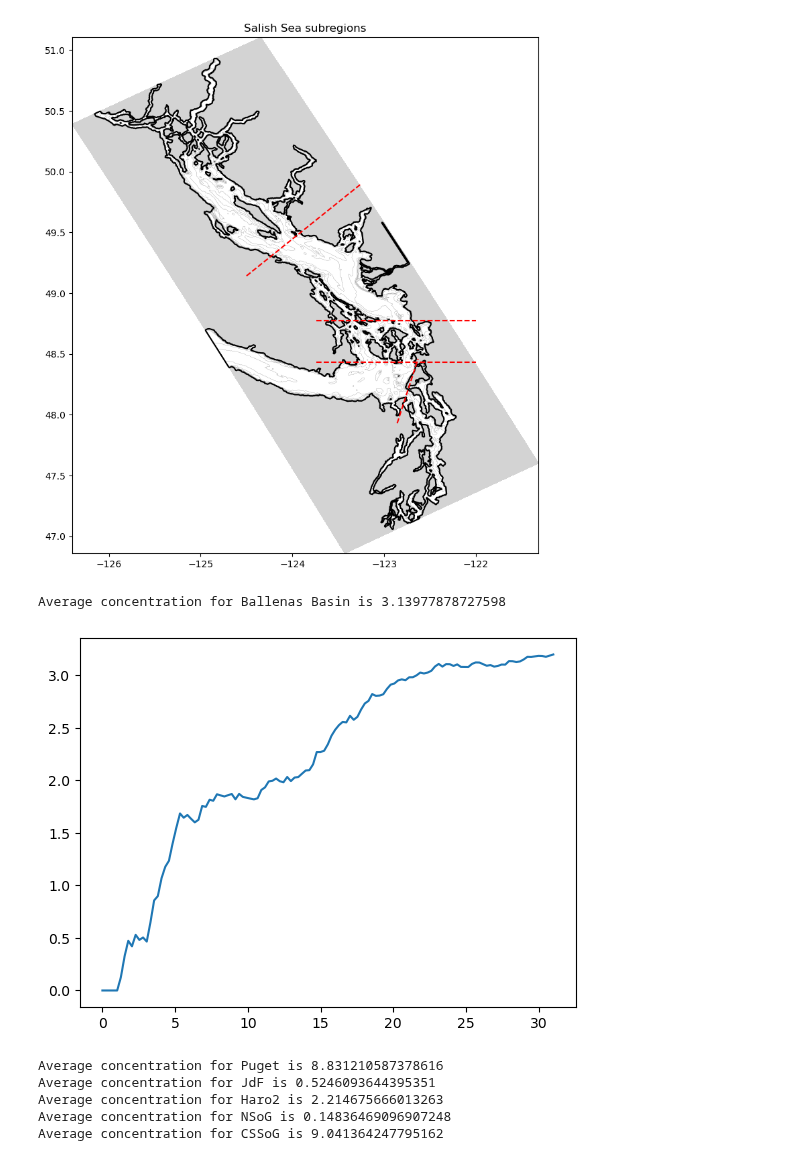
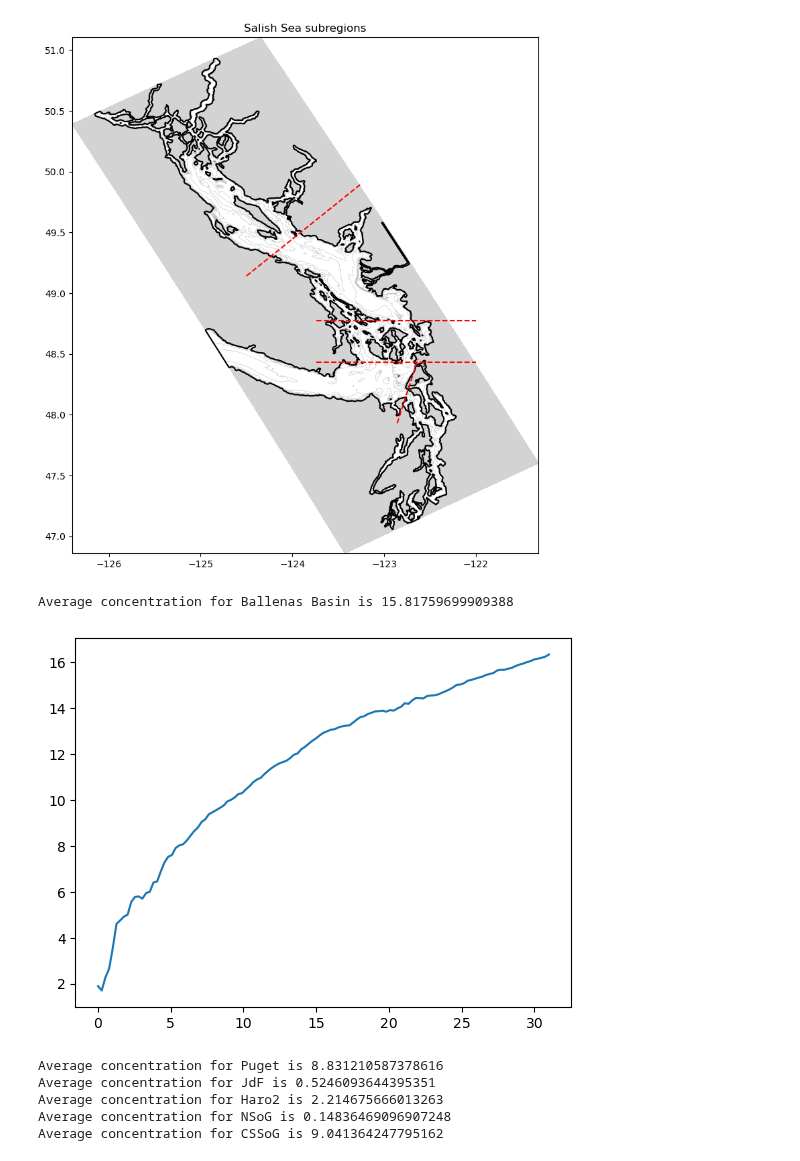
Before and after one commit to SalishSeaCast/analysis-jose, a Jupyter notebook: notebooks/Outfall_finalResults/regions_budget.ipynb, the cells around one changed output. Cells and saved outputs as stored; diff of their text form; code cells hidden in the pictures.

```diff
--- a/notebooks/Outfall_finalResults/regions_budget.ipynb
+++ b/notebooks/Outfall_finalResults/regions_budget.ipynb
@@ -133,26 +133,27 @@ sub_areas_area={'Puget':puget_vol,'JdF':jdf_vol,'Haro2':haro2_vol,'NSoG':NSoG_vo
 # %%
-alpha = '50,000 s'
+alpha = '5,000 s'
+mean = []
 ds = xr.open_dataset(path_runs+runs[alpha][0], decode_times=False)
 x = np.linspace(0,31,ds.dims['obs']-1)
 DS = ds.to_dataframe()
 DS = DS.dropna()
 DS = DS[DS.time>0]
 DS = DS[DS.status==3]
 vol = area.where((coords.nav_lat>49.25) & (coords.nav_lat<49.37)& (coords.nav_lon<-124.125)& (coords.nav_lon>-124.875)).sum()
 DSn = DS.loc[(DS['lat']>48.43) & (DS['lat']<48.774) & (DS['lon']>-124)]
 count = []
 timer = []
 for i in range(ds.dims['obs']-1):
     times= np.min(DS.time)+i*6*3600
     timer.append(times/86400)
     count.append(len(DSn[DSn.time == times]))
 conc= np.array(count)*1e7*13.7/(vol.item()*runs[alpha][1])
 mean.append(np.mean(conc[-20:]))
 plt.plot(x,conc/timer,label=area)
 print(f'Average concentration for Ballenas Basin is {np.mean(conc[-20:]/timer[-20:])}')
 # %% [output]
-Average concentration for Ballenas Basin is 3.13977878727598
+Average concentration for Ballenas Basin is 15.81759699909388
-[figure, old version]
+[figure, new version]
 # %%
 alpha = '5,000 s'
 ds = xr.open_dataset(path_runs+runs[alpha][0], decode_times=False)
```
Also changed, not shown: parts of 6 cells of this notebook.
